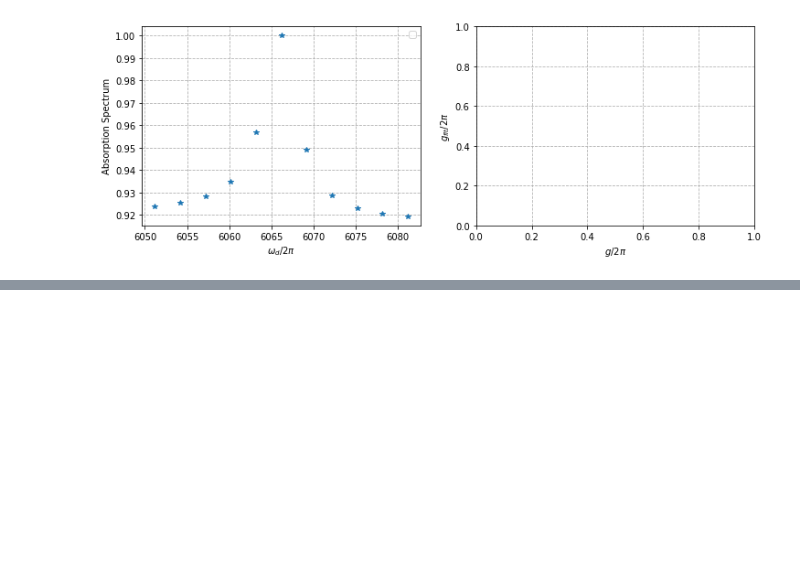
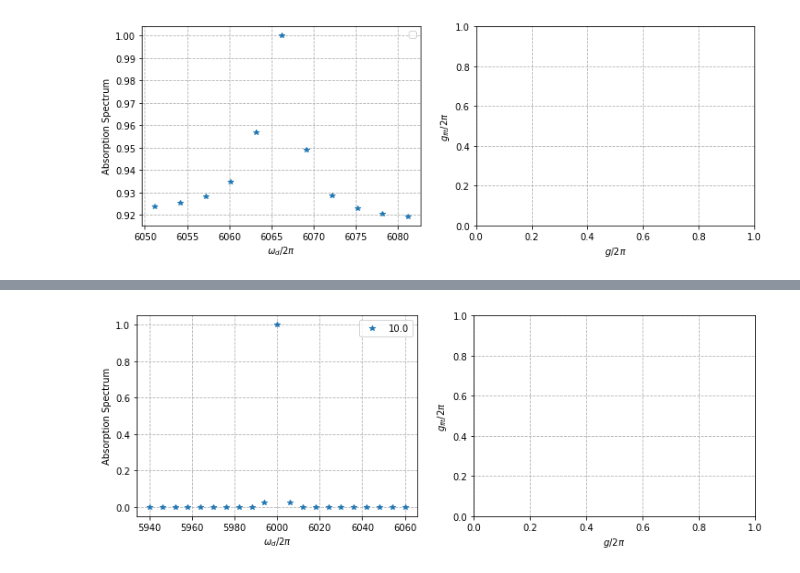
Before and after one commit to MVillius/star3gate, a Jupyter notebook: Full_0.ipynb, the cells around one changed output, grey strips where cells are left out. Cells and saved outputs as stored; diff of their text form; code cells hidden in the pictures; blank space fills up the shorter version.

```diff
--- a/Full_0.ipynb
+++ b/Full_0.ipynb
@@ -462,0 +419,22 @@ print(a,b,{'zob':a['zob'], **b})
+# %%
+''' Plotting VRS '''
+fig, ax = plt.subplots(1,2, figsize=(12,4))
+for ii, g in enumerate(g_list[:]):
+    wdriv = w_drive_list[ii]
+    s_abs = s_abs_list[ii]/np.max(s_abs_list[ii])
+#    popt, pcov = sc.curve_fit(func_double_lor, wdriv, s_abs,
+#                              p0=[sys.args['w_qubit'],sys.args['gamma'],1,g])
+    wdriv_th = np.linspace(wdriv[0], wdriv[-1], 101)
+    ax[0].plot(wdriv/2/np.pi, s_abs, '*', label='%.1f'%(g), color='C'+str(ii))
+#    ax[0].plot(wdriv_th/2/np.pi, func_double_lor(wdriv_th,*popt)/popt[2], '--', color='C'+str(ii))
+#    ax[1].plot(g/2/np.pi, popt[3]/2/np.pi, '+')
+ax[0].set_ylabel(r'Absorption Spectrum')
+ax[0].grid(linestyle='--')
+ax[0].set_xlabel(r'$\omega_d/2\pi$')
+ax[0].legend()
+ax[1].set_ylabel(r'$g_{fit}/2\pi$')
+ax[1].grid(linestyle='--')
+ax[1].set_xlabel(r'$g/2\pi$')
+plt.show()
+# %% [output]
+[figure, added]
```
Also changed, not shown: parts of 16 cells of this notebook, 1 other file.
